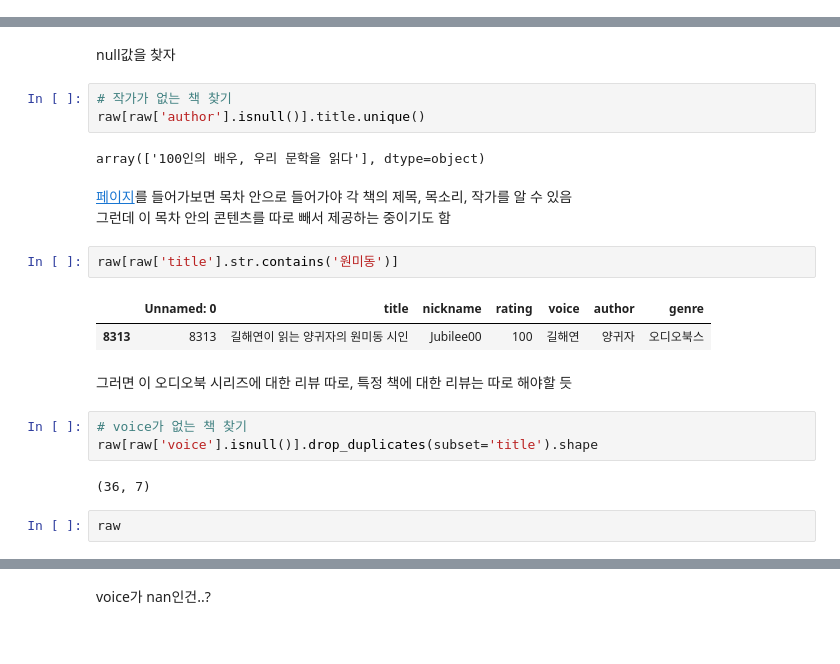
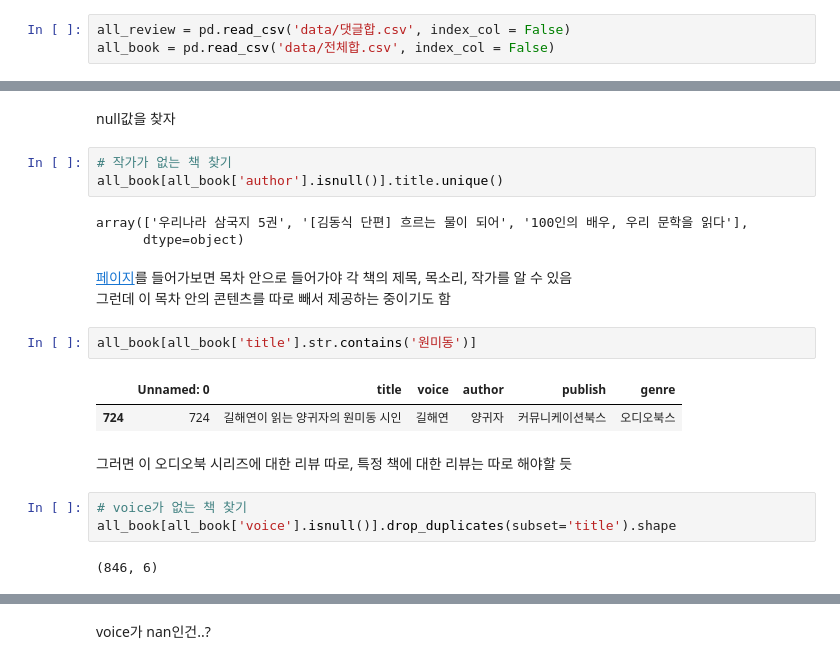
Before and after one commit to dataitgirls4/team_3, a Jupyter notebook: Recommendation_System.ipynb, the cells around one changed output, grey strips where cells are left out. Drawn from its saved outputs; the diff is of its cells as text.

```diff
--- a/Recommendation_System.ipynb
+++ b/Recommendation_System.ipynb
@@ -26,3 +24,6 @@ raw = pd.read_csv('booklist.csv', index_col = False)
+# %%
+all_review = pd.read_csv('data/댓글합.csv', index_col = False)
+all_book = pd.read_csv('data/전체합.csv', index_col = False)
 # %%
 # df = raw[['nickname', 'title',  'rating']]
 
@@ -58,23 +59,22 @@ raw = pd.read_csv('booklist.csv', index_col = False)
 null값을 찾자
 # %%
 # 작가가 없는 책 찾기
-raw[raw['author'].isnull()].title.unique()
+all_book[all_book['author'].isnull()].title.unique()
 # %% [output]
-array(['100인의 배우, 우리 문학을 읽다'], dtype=object)
+array(['우리나라 삼국지 5권', '[김동식 단편] 흐르는 물이 되어', '100인의 배우, 우리 문학을 읽다'],
+      dtype=object)
 # %% [markdown]
 [페이지](http://m.podbbang.com/audiobook/channel?id=1769055)를 들어가보면 목차 안으로 들어가야 각 책의 제목, 목소리, 작가를 알 수 있음 <br>
 그런데 이 목차 안의 콘텐츠를 따로 빼서 제공하는 중이기도 함
 # %%
-raw[raw['title'].str.contains('원미동')]
+all_book[all_book['title'].str.contains('원미동')]
 # %% [output]
-|  | Unnamed: 0 | title | nickname | rating | voice | author | genre |
-| 8313 | 8313 | 길해연이 읽는 양귀자의 원미동 시인 | Jubilee00 | 100 | 길해연 | 양귀자 | 오디오북스 |
+|  | Unnamed: 0 | title | voice | author | publish | genre |
+| 724 | 724 | 길해연이 읽는 양귀자의 원미동 시인 | 길해연 | 양귀자 | 커뮤니케이션북스 | 오디오북스 |
 # %% [markdown]
 그러면 이 오디오북 시리즈에 대한 리뷰 따로, 특정 책에 대한 리뷰는 따로 해야할 듯
 # %%
 # voice가 없는 책 찾기
-raw[raw['voice'].isnull()].drop_duplicates(subset='title').shape
+all_book[all_book['voice'].isnull()].drop_duplicates(subset='title').shape
 # %% [output]
-(36, 7)
+(846, 6)
-# %%
-raw
```
Also changed, not shown: parts of 2 cells of this notebook.
